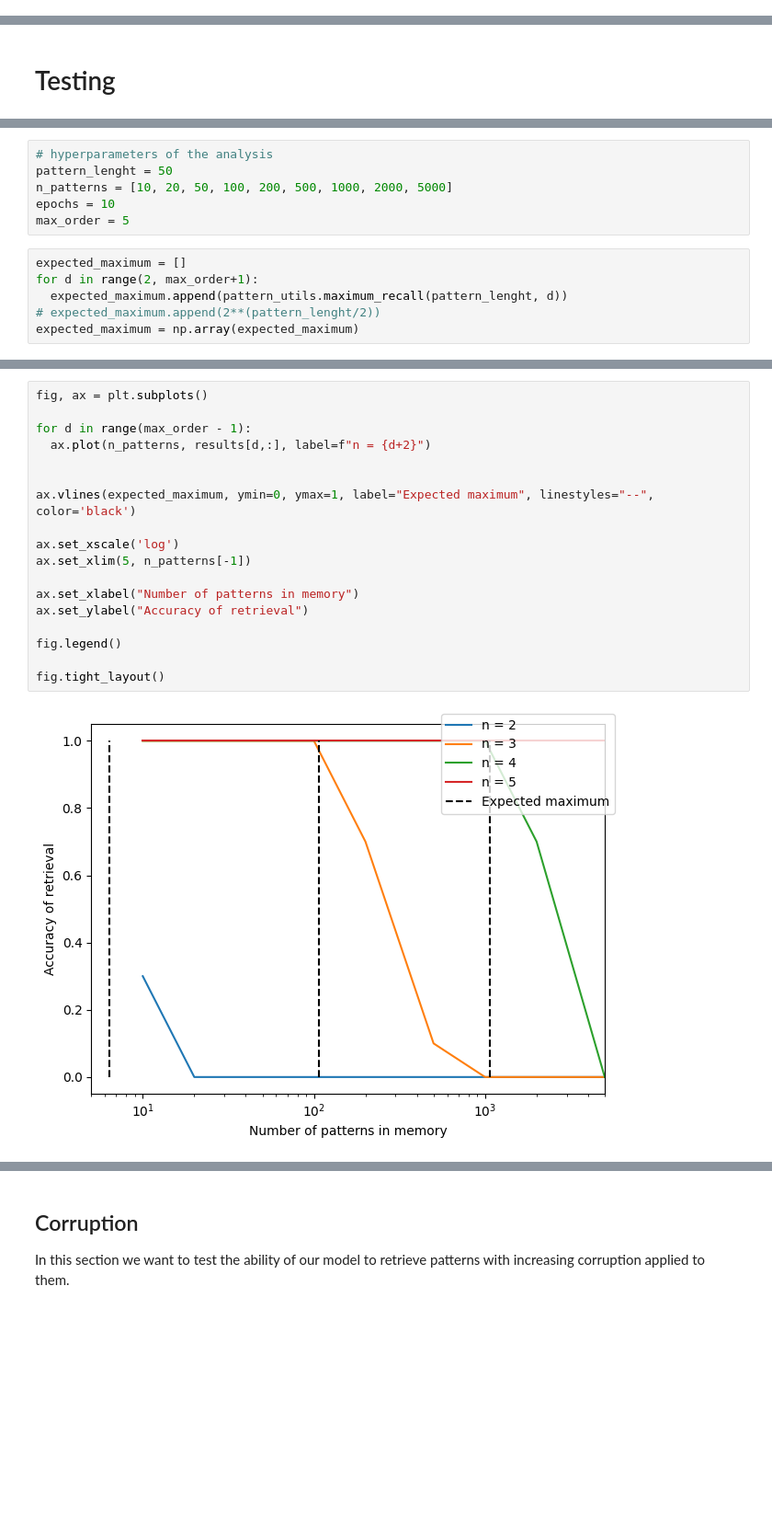
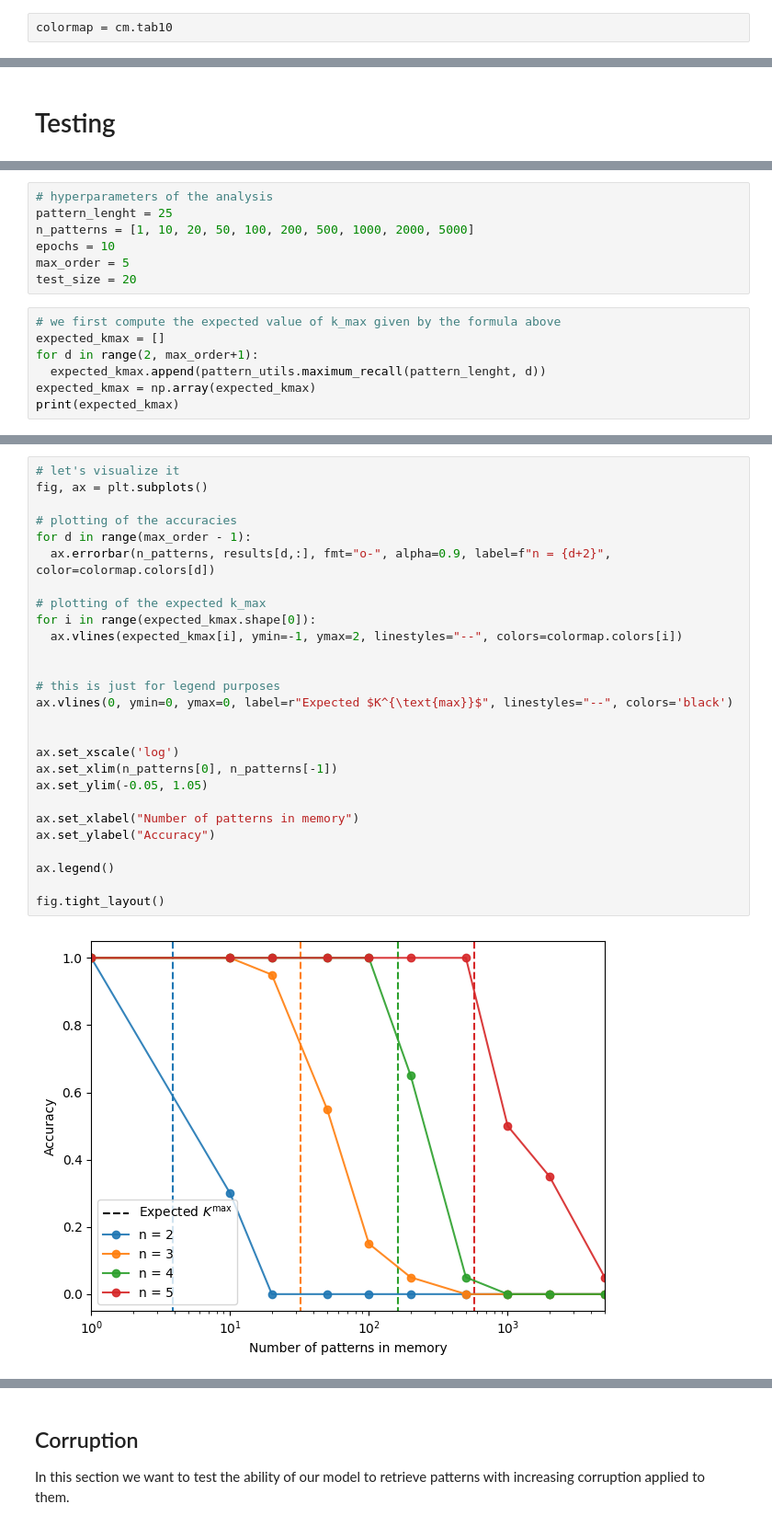
Before and after one commit to edoardo-damore/hopfield_model_and_data_reconstruction, a Jupyter notebook: 3_modern_hopfield.ipynb, the cells around one changed output, grey strips where cells are left out. Shown at 92% size. Saved outputs shown, nothing was run; the diff lists cells and outputs as text; blank space fills up the shorter version.

```diff
--- a/3_modern_hopfield.ipynb
+++ b/3_modern_hopfield.ipynb
@@ -14,0 +10,2 @@ This model is a generalization of the original Hopfield network and first appear
+# %%
+colormap = cm.tab10
@@ -83,12 +109,14 @@ In this section we want to test how many patterns can a modern hopfield model re
 # %%
 # hyperparameters of the analysis
-pattern_lenght = 50
-n_patterns = [10, 20, 50, 100, 200, 500, 1000, 2000, 5000]
+pattern_lenght = 25
+n_patterns = [1, 10, 20, 50, 100, 200, 500, 1000, 2000, 5000]
 epochs = 10
 max_order = 5
+test_size = 20
 # %%
-expected_maximum = []
+# we first compute the expected value of k_max given by the formula above
+expected_kmax = []
 for d in range(2, max_order+1):
-  expected_maximum.append(pattern_utils.maximum_recall(pattern_lenght, d))
-# expected_maximum.append(2**(pattern_lenght/2))
-expected_maximum = np.array(expected_maximum)
+  expected_kmax.append(pattern_utils.maximum_recall(pattern_lenght, d))
+expected_kmax = np.array(expected_kmax)
+print(expected_kmax)
@@ -124,20 +160,29 @@ print(results)
 # %%
+# let's visualize it
 fig, ax = plt.subplots()
 
+# plotting of the accuracies
 for d in range(max_order - 1):
-  ax.plot(n_patterns, results[d,:], label=f"n = {d+2}")
+  ax.errorbar(n_patterns, results[d,:], fmt="o-", alpha=0.9, label=f"n = {d+2}", color=colormap.colors[d])
+
+# plotting of the expected k_max
+for i in range(expected_kmax.shape[0]):
+  ax.vlines(expected_kmax[i], ymin=-1, ymax=2, linestyles="--", colors=colormap.colors[i])
 
 
-ax.vlines(expected_maximum, ymin=0, ymax=1, label="Expected maximum", linestyles="--", color='black')
+# this is just for legend purposes
+ax.vlines(0, ymin=0, ymax=0, label=r"Expected $K^{\text{max}}$", linestyles="--", colors='black')
+
 
 ax.set_xscale('log')
-ax.set_xlim(5, n_patterns[-1])
+ax.set_xlim(n_patterns[0], n_patterns[-1])
+ax.set_ylim(-0.05, 1.05)
 
 ax.set_xlabel("Number of patterns in memory")
-ax.set_ylabel("Accuracy of retrieval")
+ax.set_ylabel("Accuracy")
 
-fig.legend()
+ax.legend()
 
 fig.tight_layout()
 # %% [output]
-[figure, old version]
+[figure, new version]
```
Also changed, not shown: parts of 23 cells of this notebook.
